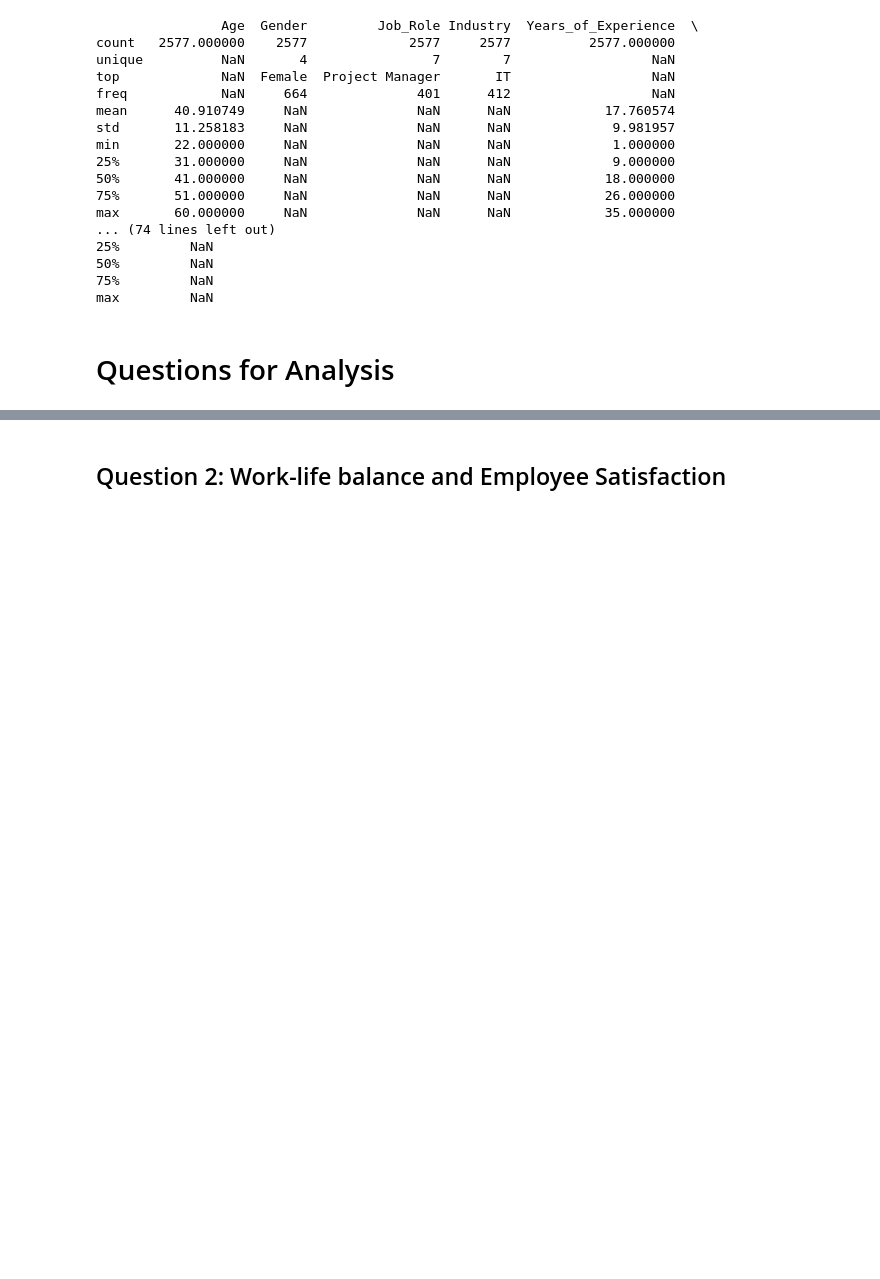
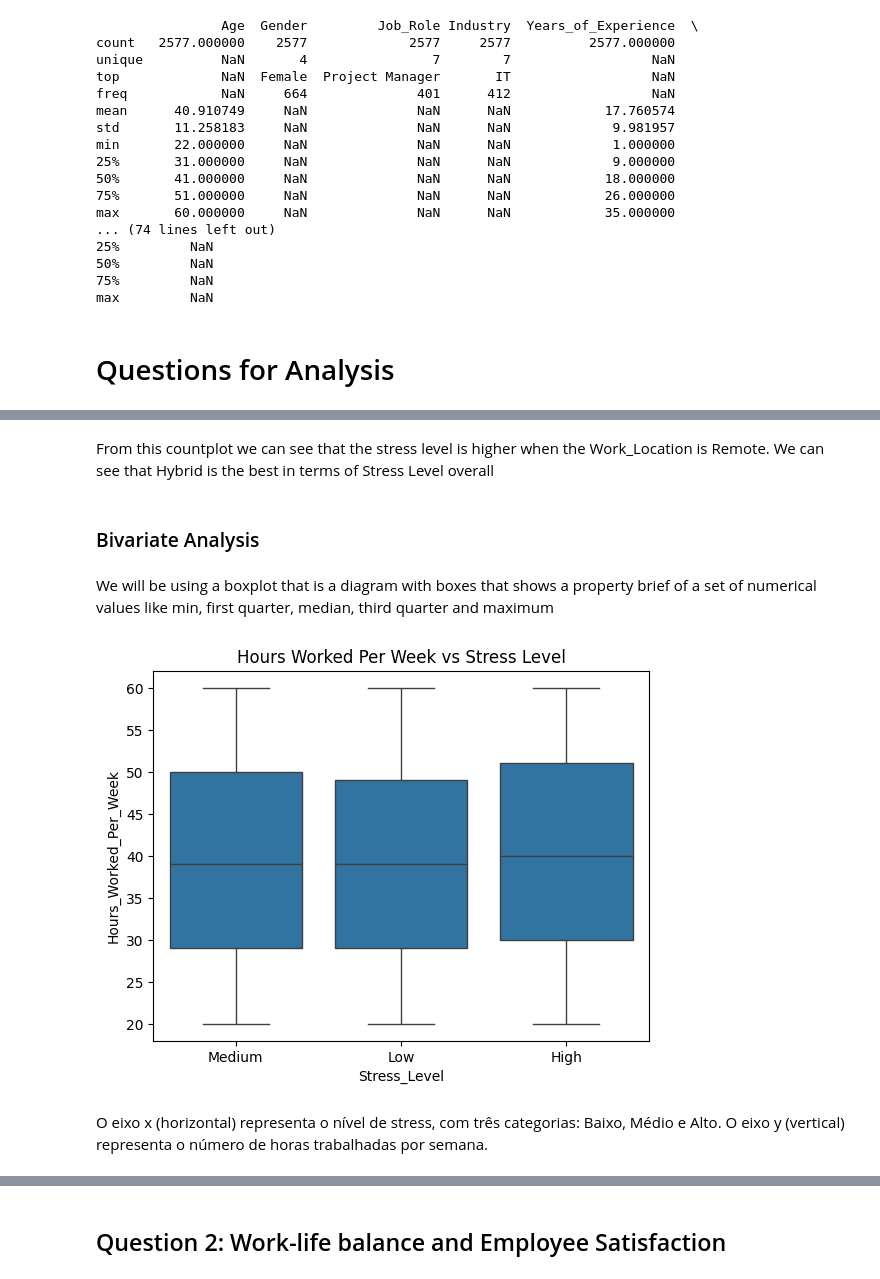
Before and after one commit to lcopolillo/FCD-2024-25, a Jupyter notebook: main.ipynb, the cells around one changed output, grey strips where cells are left out. Cells and saved outputs as stored; diff of their text form; code cells hidden in the pictures; blank space fills up the shorter version.

```diff
--- a/main.ipynb
+++ b/main.ipynb
@@ -171,0 +189,17 @@ max         NaN
+# %% [markdown]
+From this countplot we can see that the stress level is higher when the Work_Location is Remote.
+We can see that Hybrid is the best in terms of Stress Level overall
+# %% [markdown]
+### Bivariate Analysis
+# %% [markdown]
+We will be using a boxplot that is a diagram with boxes that shows a property brief of a set of numerical values like min, first quarter, median, third quarter and maximum
+# %%
+# Box plot for Hours_Worked_Per_Week vs Stress_Level
+sns.boxplot(x='Stress_Level', y='Hours_Worked_Per_Week', data=data)
+plt.title('Hours Worked Per Week vs Stress Level')
+plt.show()
+# %% [output]
+[figure, added]
+# %% [markdown]
+O eixo x (horizontal) representa o nível de stress, com três categorias: Baixo, Médio e Alto.
+O eixo y (vertical) representa o número de horas trabalhadas por semana.
```
Also changed, not shown: parts of 35 cells of this notebook.
